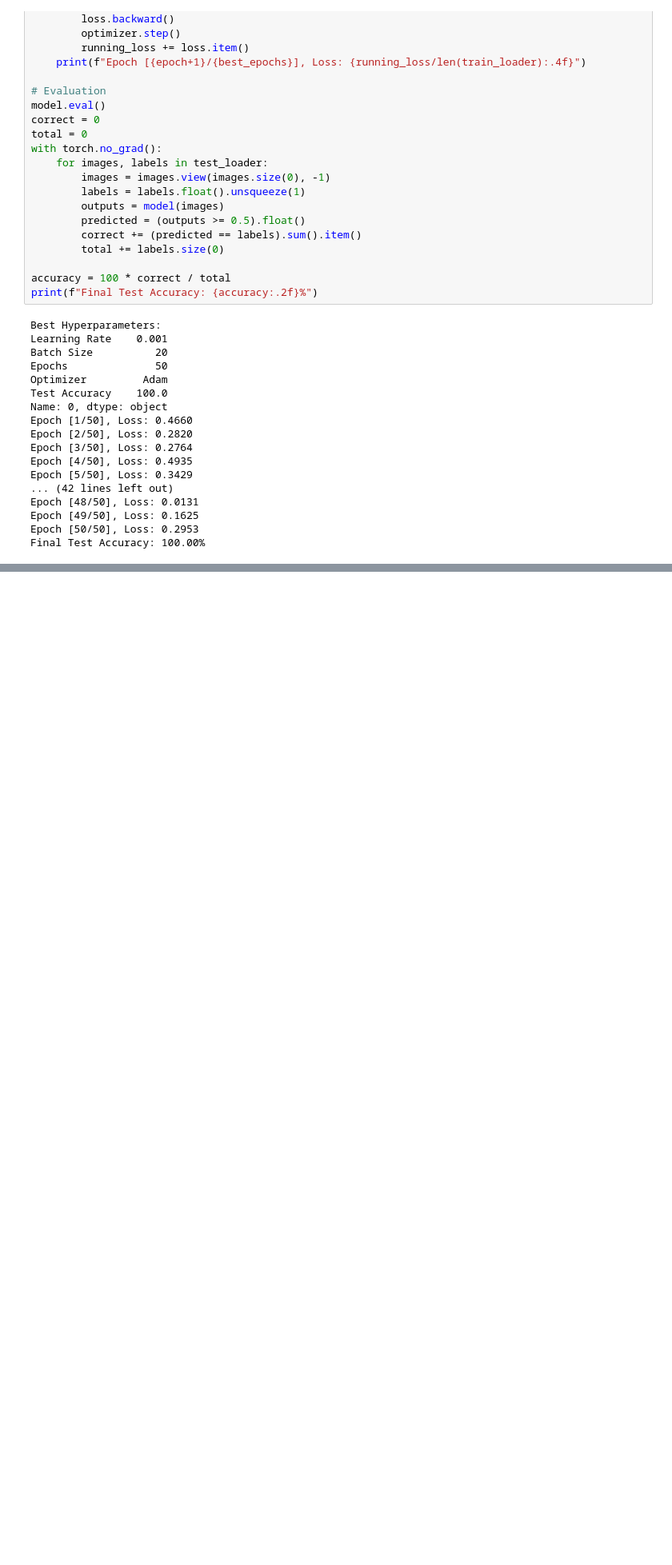
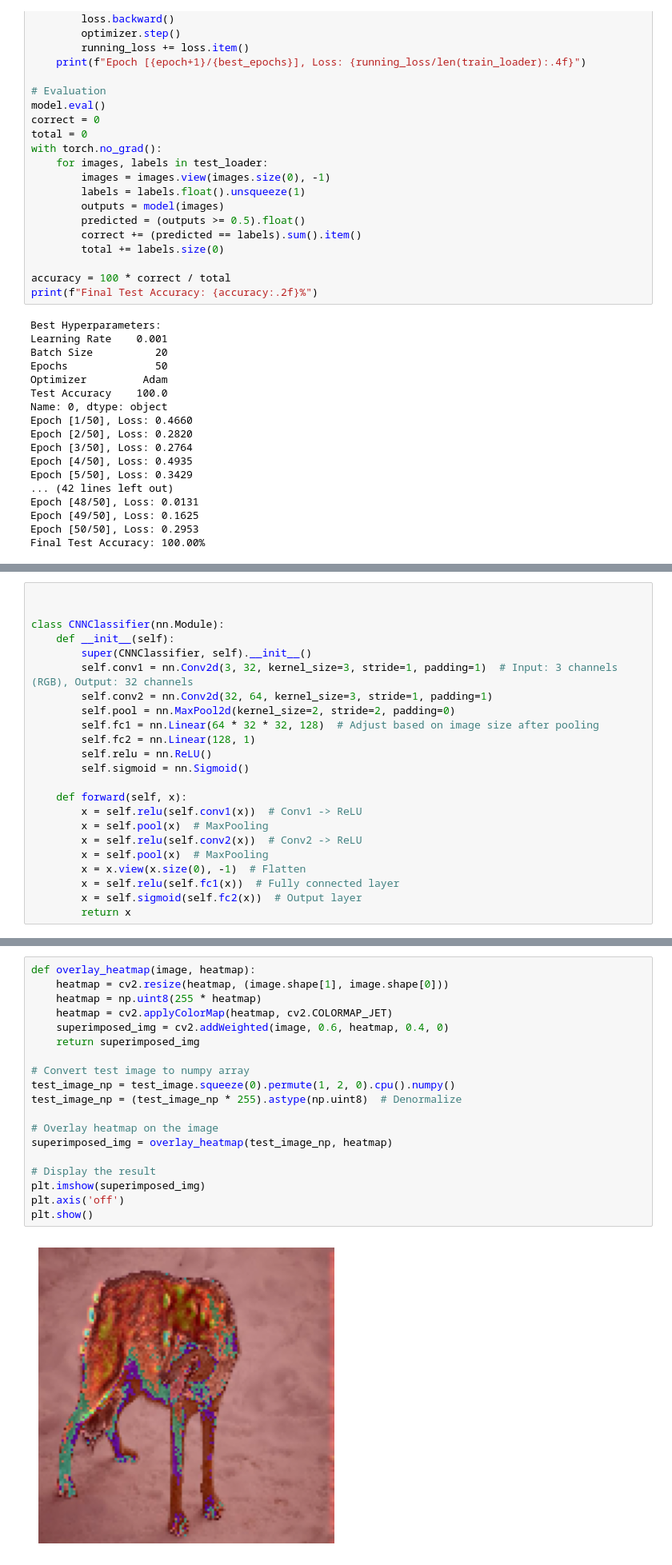
Before and after one commit to NadaMourad57/Husky-Wolf-Binary-Classifier, a Jupyter notebook: Project.ipynb, the cells around one changed output, grey strips where cells are left out. Shown at 80% size. Drawn from its saved outputs; the diff is of its cells as text; blank space fills up the shorter version.

```diff
--- a/Project.ipynb
+++ b/Project.ipynb
@@ -310,0 +329,23 @@ Final Test Accuracy: 100.00%
+# %%
+
+
+class CNNClassifier(nn.Module):
+    def __init__(self):
+        super(CNNClassifier, self).__init__()
+        self.conv1 = nn.Conv2d(3, 32, kernel_size=3, stride=1, padding=1)  # Input: 3 channels (RGB), Output: 32 channels
+        self.conv2 = nn.Conv2d(32, 64, kernel_size=3, stride=1, padding=1)
+        self.pool = nn.MaxPool2d(kernel_size=2, stride=2, padding=0)
+        self.fc1 = nn.Linear(64 * 32 * 32, 128)  # Adjust based on image size after pooling
+        self.fc2 = nn.Linear(128, 1)
+        self.relu = nn.ReLU()
+        self.sigmoid = nn.Sigmoid()
+
+    def forward(self, x):
+        x = self.relu(self.conv1(x))  # Conv1 -> ReLU
+        x = self.pool(x)  # MaxPooling
+        x = self.relu(self.conv2(x))  # Conv2 -> ReLU
+        x = self.pool(x)  # MaxPooling
+        x = x.view(x.size(0), -1)  # Flatten
+        x = self.relu(self.fc1(x))  # Fully connected layer
+        x = self.sigmoid(self.fc2(x))  # Output layer
+        return x
@@ -310,0 +418,21 @@ Final Test Accuracy: 100.00%
+# %%
+def overlay_heatmap(image, heatmap):
+    heatmap = cv2.resize(heatmap, (image.shape[1], image.shape[0]))
+    heatmap = np.uint8(255 * heatmap)
+    heatmap = cv2.applyColorMap(heatmap, cv2.COLORMAP_JET)
+    superimposed_img = cv2.addWeighted(image, 0.6, heatmap, 0.4, 0)
+    return superimposed_img
+
+# Convert test image to numpy array
+test_image_np = test_image.squeeze(0).permute(1, 2, 0).cpu().numpy()
+test_image_np = (test_image_np * 255).astype(np.uint8)  # Denormalize
+
+# Overlay heatmap on the image
+superimposed_img = overlay_heatmap(test_image_np, heatmap)
+
+# Display the result
+plt.imshow(superimposed_img)
+plt.axis('off')
+plt.show()
+# %% [output]
+[figure, added]
```
Also changed, not shown: parts of 12 cells of this notebook.
